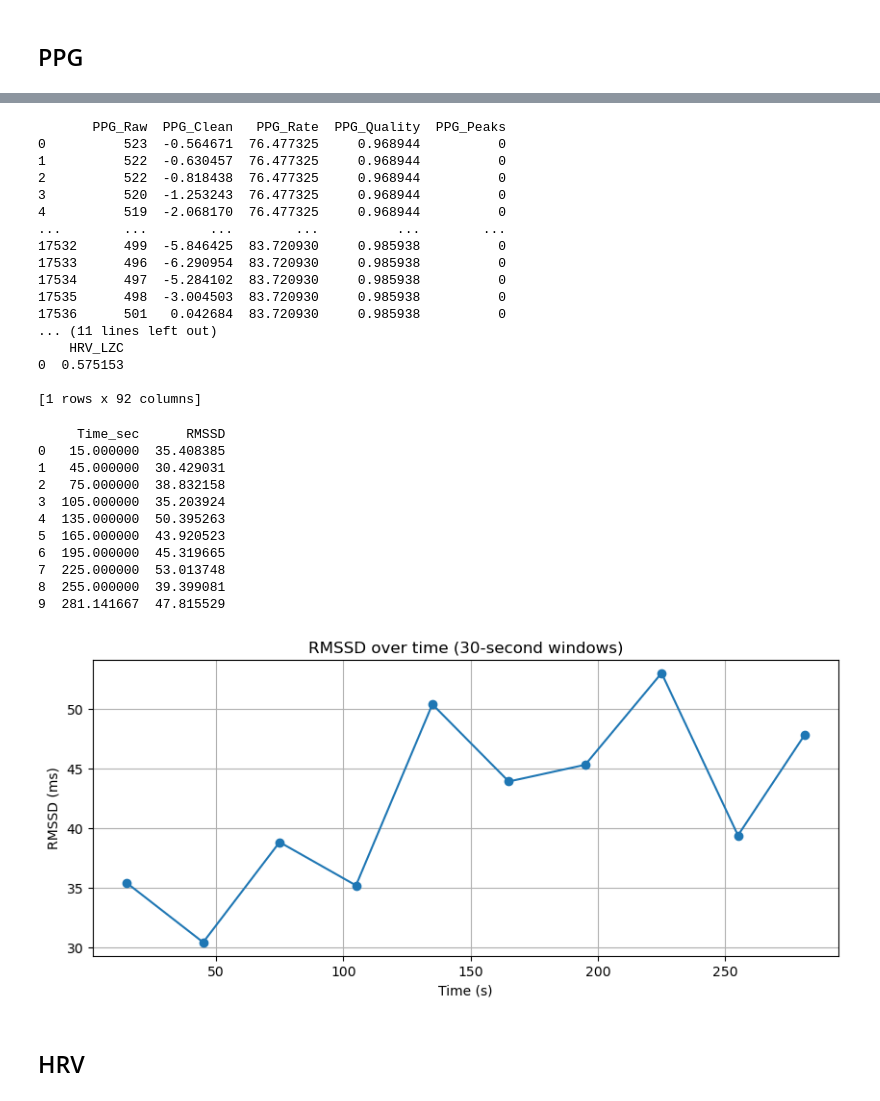
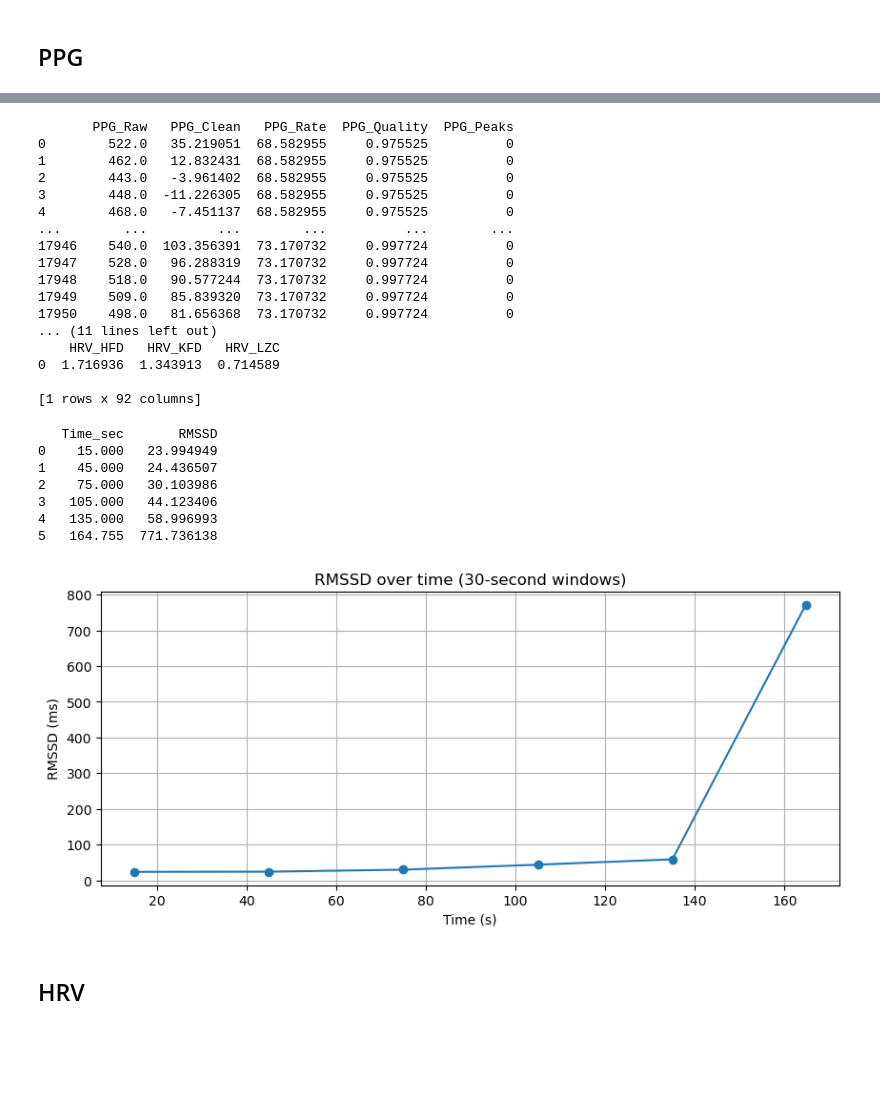
Before and after one commit to ConnorIrvine/Capstone, a Jupyter notebook: python_code/sensor_to_hrv/hrv.ipynb, the cells around one changed output, grey strips where cells are left out. Saved outputs shown, nothing was run; the diff lists cells and outputs as text; code cells hidden in the pictures; blank space fills up the shorter version.

```diff
--- a/python_code/sensor_to_hrv/hrv.ipynb
+++ b/python_code/sensor_to_hrv/hrv.ipynb
@@ -84,0 +87,12 @@ nk.ppg_plot(signals, info)
+# %%
+FS = 100  # Hz
+DATA_PATH = "../archive_ppg_data/ppg_data.txt"
+
+def load_ppg(path):
+    with open(path, "r") as f:
+        data = [float(line.strip()) for line in f if line.strip()]
+    return np.array(data, dtype=float)
+
+loaded_run = load_ppg(DATA_PATH)
+
+signals_run, info = nk.ppg_process(loaded_run, sampling_rate=FS)
@@ -101,15 +326,18 @@ plt.show()
 # %%
 import pandas as pd
 
-df = pd.read_csv("parsed_data.csv")
-ppg = df["PPGSignal"].dropna().values
+#df = pd.read_csv("parsed_data.csv")
+#ppg = df["PPGSignal"].dropna().values
+
+ppg = loaded_run
+
 import neurokit2 as nk
 
-signals, info = nk.ppg_process(ppg, sampling_rate=60)
+signals, info = nk.ppg_process(ppg, sampling_rate=100)
 
 print(signals)
 
-hrvstuff = nk.ppg_intervalrelated(signals, sampling_rate=60)
+hrvstuff = nk.ppg_intervalrelated(signals, sampling_rate=100)
 
 print(hrvstuff)
 # ibi = nk.ppg_interval(info)
@@ -121,7 +349,7 @@ import pandas as pd
 import numpy as np
 
 # Window size
-window_size = 30 * 60  # 30 seconds at 60 Hz
+window_size = 30 * 100  # 30 seconds at 60 Hz
 
 # Number of windows
 n_windows = int(np.ceil(len(signals) / window_size))
@@ -136,59 +364,55 @@ for i in range(n_windows):
     window = signals.iloc[start:end]
 
     # Compute HRV for this window
-    window_hrv = nk.ppg_intervalrelated(window, sampling_rate=60)
+    window_hrv = nk.ppg_intervalrelated(window, sampling_rate=100)
 
     # RMSSD is in 'HRV_RMSSD' column
     rmssd = window_hrv['HRV_RMSSD'].values[0]
     rmssd_list.append(rmssd)
 
     # Time point (middle of window, in seconds)
-    mid_time = (start + end) / 2 / 60  # convert samples → seconds
+    mid_time = (start + end) / 2 / 100  # convert samples → seconds
     time_list.append(mid_time)
 
 rmssd_df = pd.DataFrame({
     'Time_sec': time_list,
     'RMSSD': rmssd_list
 })
 
 print(rmssd_df)
 
 import matplotlib.pyplot as plt
 
 plt.figure(figsize=(10,4))
 plt.plot(rmssd_df['Time_sec'], rmssd_df['RMSSD'], marker='o')
 plt.xlabel('Time (s)')
 plt.ylabel('RMSSD (ms)')
 plt.title('RMSSD over time (30-second windows)')
 plt.grid(True)
 plt.show()
 # %% [output]
-       PPG_Raw  PPG_Clean   PPG_Rate  PPG_Quality  PPG_Peaks
-0          523  -0.564671  76.477325     0.968944          0
-1          522  -0.630457  76.477325     0.968944          0
-2          522  -0.818438  76.477325     0.968944          0
-3          520  -1.253243  76.477325     0.968944          0
-4          519  -2.068170  76.477325     0.968944          0
-...        ...        ...        ...          ...        ...
-17532      499  -5.846425  83.720930     0.985938          0
-17533      496  -6.290954  83.720930     0.985938          0
-17534      497  -5.284102  83.720930     0.985938          0
-17535      498  -3.004503  83.720930     0.985938          0
-17536      501   0.042684  83.720930     0.985938          0
+       PPG_Raw   PPG_Clean   PPG_Rate  PPG_Quality  PPG_Peaks
+0        522.0   35.219051  68.582955     0.975525          0
+1        462.0   12.832431  68.582955     0.975525          0
+2        443.0   -3.961402  68.582955     0.975525          0
+3        448.0  -11.226305  68.582955     0.975525          0
+4        468.0   -7.451137  68.582955     0.975525          0
+...        ...         ...        ...          ...        ...
+17946    540.0  103.356391  73.170732     0.997724          0
+17947    528.0   96.288319  73.170732     0.997724          0
+17948    518.0   90.577244  73.170732     0.997724          0
+17949    509.0   85.839320  73.170732     0.997724          0
+17950    498.0   81.656368  73.170732     0.997724          0
 ... (11 lines left out)
-    HRV_LZC
-0  0.575153
+    HRV_HFD   HRV_KFD   HRV_LZC
+0  1.716936  1.343913  0.714589
 
 [1 rows x 92 columns]
-     Time_sec      RMSSD
-0   15.000000  35.408385
-1   45.000000  30.429031
-2   75.000000  38.832158
-3  105.000000  35.203924
-4  135.000000  50.395263
-5  165.000000  43.920523
-6  195.000000  45.319665
-7  225.000000  53.013748
-8  255.000000  39.399081
-9  281.141667  47.815529
+   Time_sec       RMSSD
+0    15.000   23.994949
+1    45.000   24.436507
+2    75.000   30.103986
+3   105.000   44.123406
+4   135.000   58.996993
+5   164.755  771.736138
-[figure, old version]
+[figure, new version]
```
Also changed, not shown: parts of 9 cells of this notebook.
